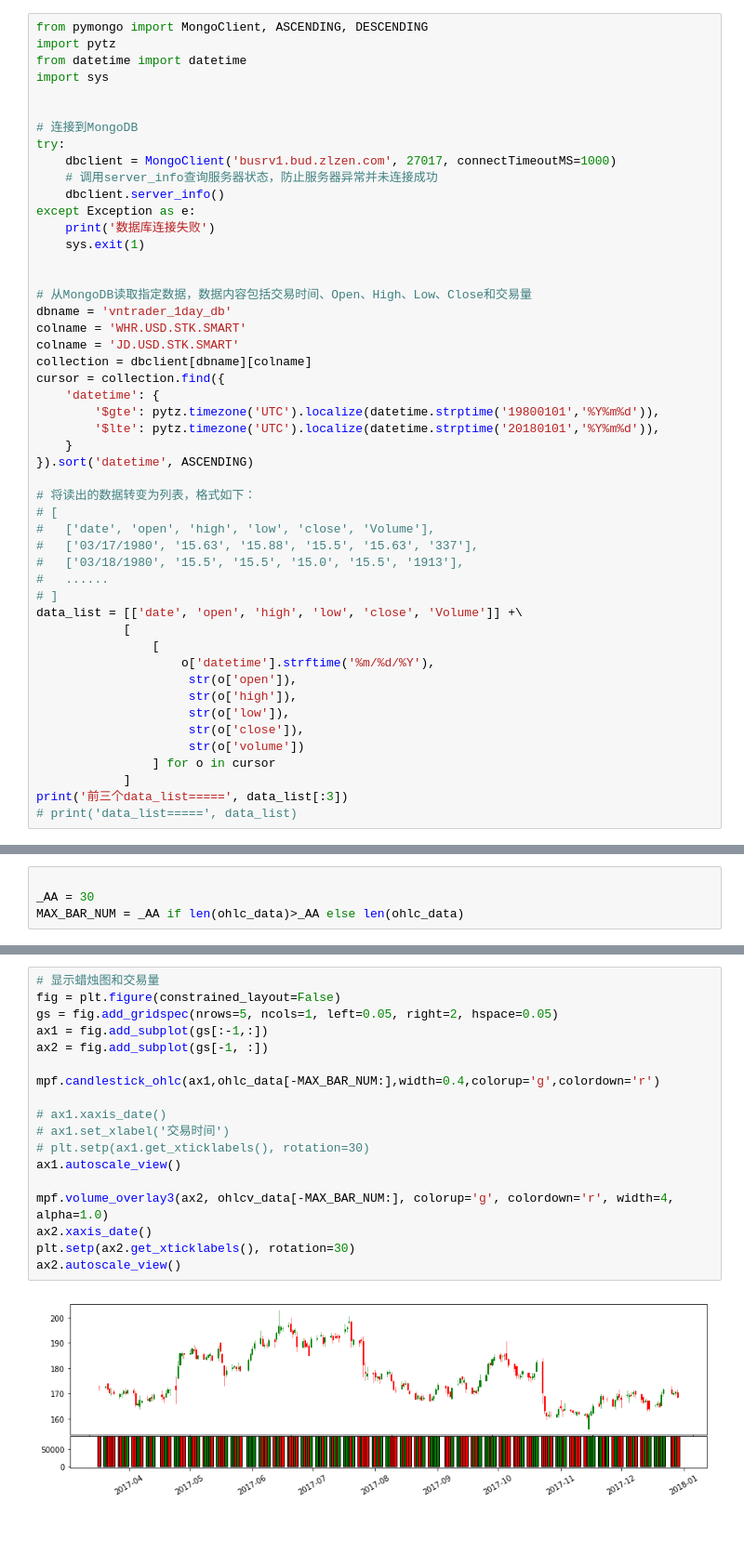
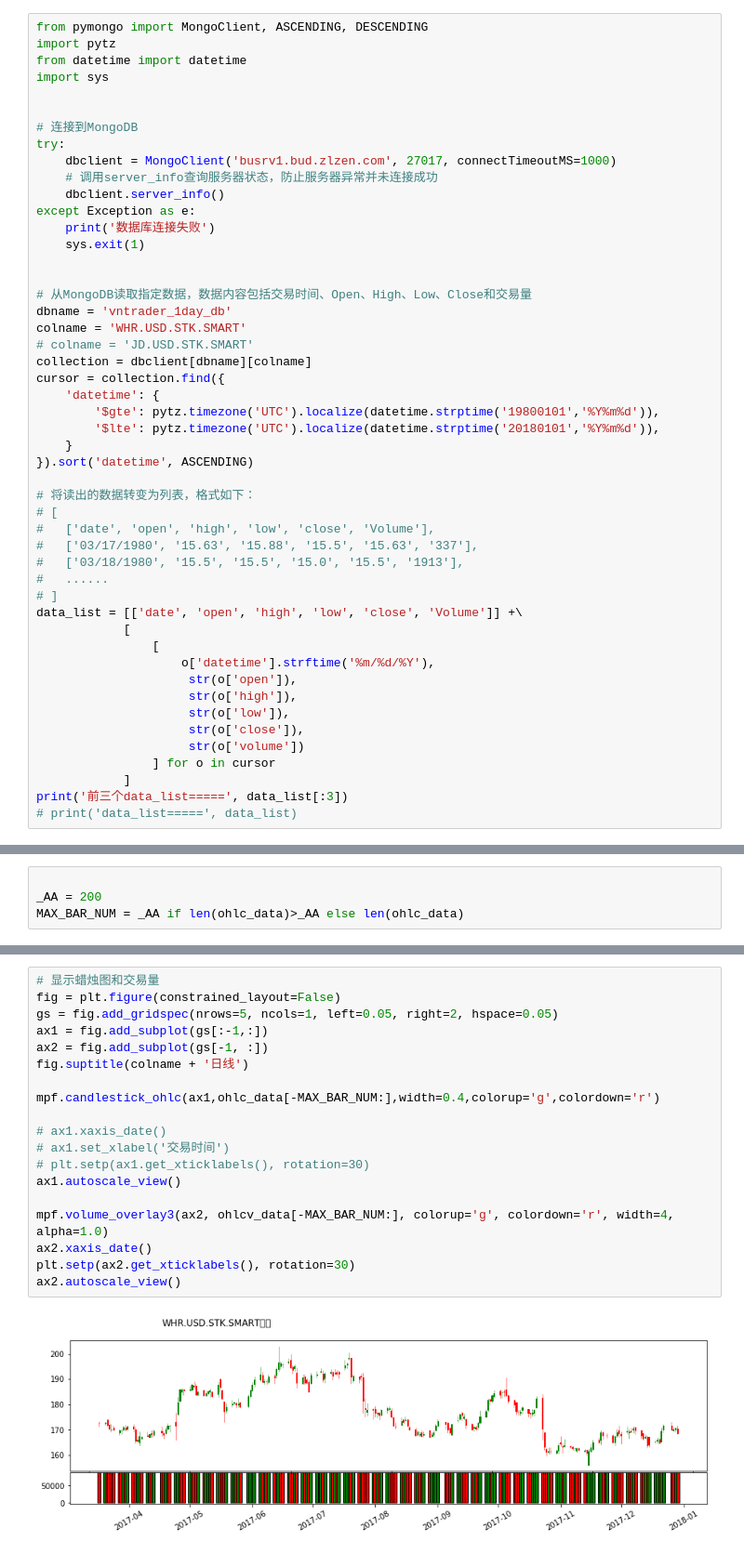
Before and after one commit to zhu4ling3/vnpy, a Jupyter notebook: examples/MyTest/show_candle.ipynb, the cells around one changed output, grey strips where cells are left out. Shown at 93% size. Drawn from its saved outputs; the diff is of its cells as text; blank space fills up the shorter version.

```diff
--- a/examples/MyTest/show_candle.ipynb
+++ b/examples/MyTest/show_candle.ipynb
@@ -18,7 +18,7 @@ except Exception as e:
 # 从MongoDB读取指定数据，数据内容包括交易时间、Open、High、Low、Close和交易量
 dbname = 'vntrader_1day_db'
 colname = 'WHR.USD.STK.SMART'
-colname = 'JD.USD.STK.SMART'
+# colname = 'JD.USD.STK.SMART'
 collection = dbclient[dbname][colname]
 cursor = collection.find({
     'datetime': {
@@ -80,6 +80,6 @@ print('前三个ohlcv_data=====',ohlcv_data[:3])
 # %%
 
-_AA = 30
+_AA = 200
 MAX_BAR_NUM = _AA if len(ohlc_data)>_AA else len(ohlc_data)
 # %%
 # 蜡烛图显示
@@ -99,23 +99,24 @@ ax.autoscale_view()
 # %%
 # 显示蜡烛图和交易量
 fig = plt.figure(constrained_layout=False)
 gs = fig.add_gridspec(nrows=5, ncols=1, left=0.05, right=2, hspace=0.05)
 ax1 = fig.add_subplot(gs[:-1,:])
 ax2 = fig.add_subplot(gs[-1, :])
+fig.suptitle(colname + '日线')
 
 mpf.candlestick_ohlc(ax1,ohlc_data[-MAX_BAR_NUM:],width=0.4,colorup='g',colordown='r')
 
 # ax1.xaxis_date()
 # ax1.set_xlabel('交易时间')
 # plt.setp(ax1.get_xticklabels(), rotation=30)
 ax1.autoscale_view()
 
 mpf.volume_overlay3(ax2, ohlcv_data[-MAX_BAR_NUM:], colorup='g', colordown='r', width=4, alpha=1.0)
 ax2.xaxis_date()
 plt.setp(ax2.get_xticklabels(), rotation=30)
 ax2.autoscale_view()
 # %% [output]
-[figure, old version]
+[figure, new version]
 # %%
 # 显示蜡烛图和交易量
 fig = plt.figure(constrained_layout=False)
```
Also changed, not shown: parts of 3 cells of this notebook.
